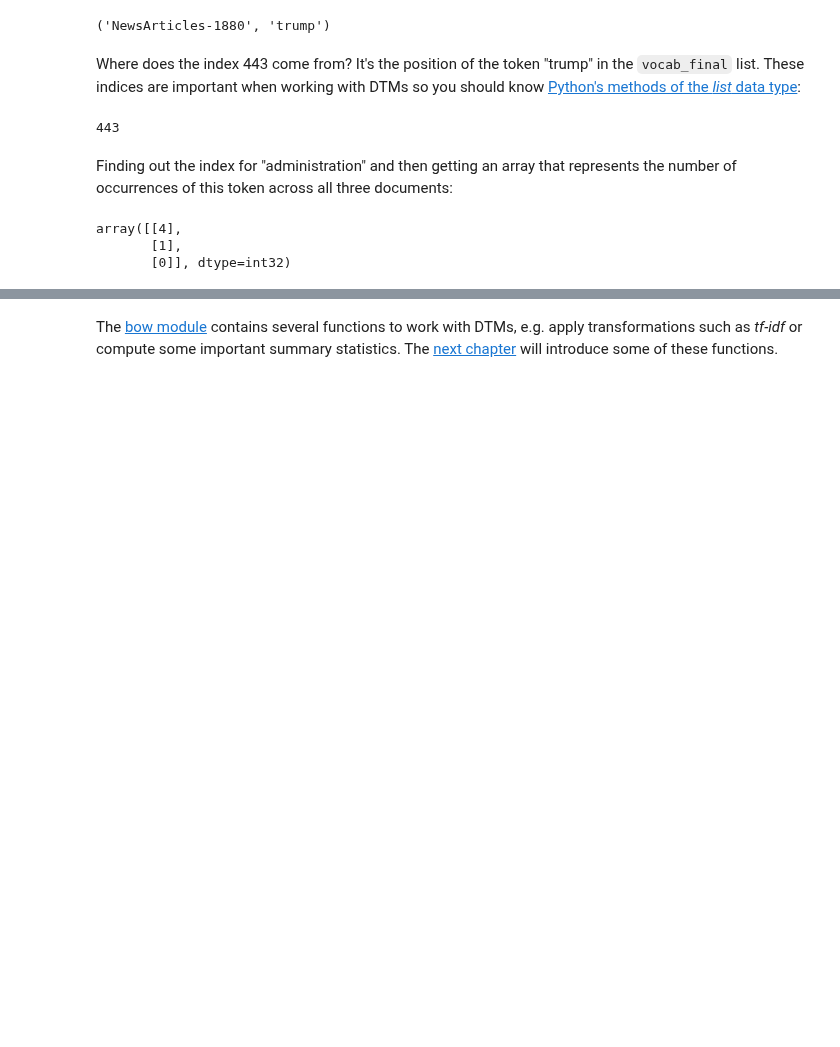
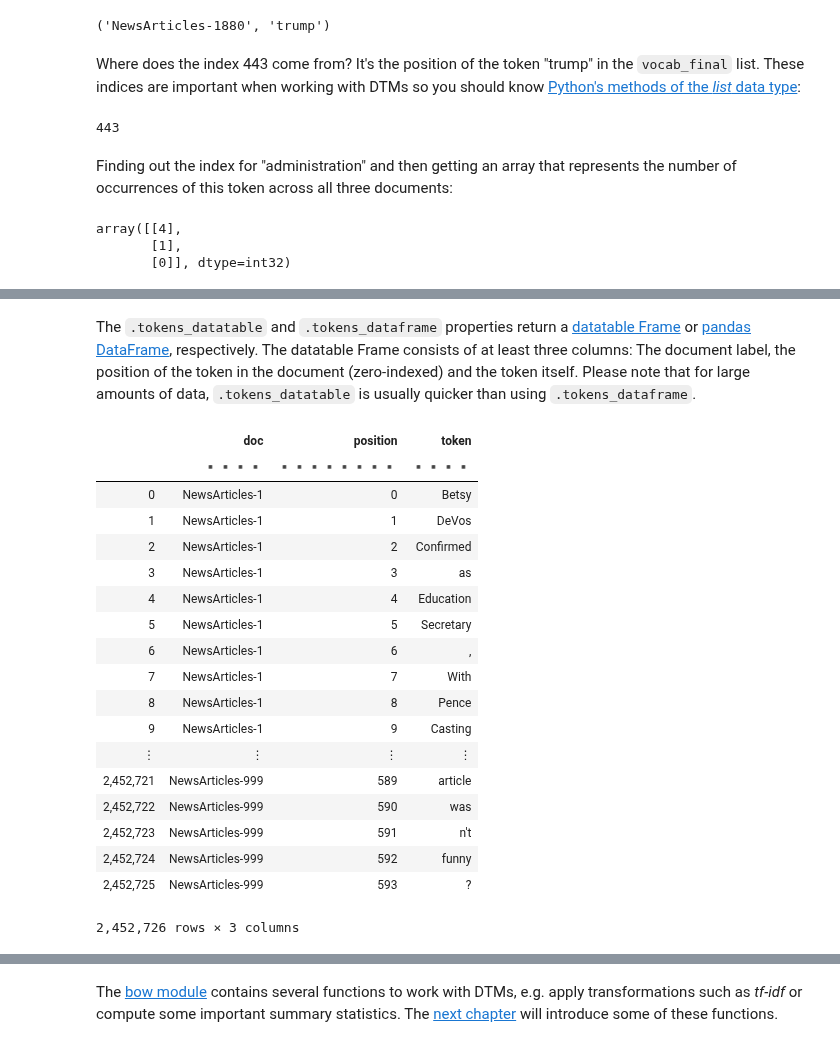
Before and after one commit to WZBSocialScienceCenter/tmtoolkit, a Jupyter notebook: doc/source/preprocessing.ipynb, the cells around one changed output, grey strips where cells are left out. Cells and saved outputs as stored; diff of their text form; code cells hidden in the pictures; blank space fills up the shorter version.

```diff
--- a/doc/source/preprocessing.ipynb
+++ b/doc/source/preprocessing.ipynb
@@ -920,0 +927,3 @@ TODO
+# %%
+corpus = Corpus.from_builtin_corpus('english-NewsArticles')
+corpus
@@ -920,0 +936,5 @@ TODO
+# %%
+from tmtoolkit.preprocess import TMPreproc
+
+preproc = TMPreproc(corpus)
+preproc
@@ -920,0 +1022,24 @@ TODO
+# %% [markdown]
+The `.tokens_datatable` and `.tokens_dataframe` properties return a [datatable Frame](https://github.com/h2oai/datatable/) or [pandas DataFrame](https://pandas.pydata.org/), respectively. The datatable Frame consists of at least three columns: The document label, the position of the token in the document (zero-indexed) and the token itself. Please note that for large amounts of data, `.tokens_datatable` is usually quicker than using `.tokens_dataframe`.
+# %%
+preproc.tokens_datatable
+# %% [output]
+|  | doc | position | token |
+|  | ▪▪▪▪ | ▪▪▪▪▪▪▪▪ | ▪▪▪▪ |
+| 0 | NewsArticles-1 | 0 | Betsy |
+| 1 | NewsArticles-1 | 1 | DeVos |
+| 2 | NewsArticles-1 | 2 | Confirmed |
+| 3 | NewsArticles-1 | 3 | as |
+| 4 | NewsArticles-1 | 4 | Education |
+| 5 | NewsArticles-1 | 5 | Secretary |
+| 6 | NewsArticles-1 | 6 | , |
+| 7 | NewsArticles-1 | 7 | With |
+| 8 | NewsArticles-1 | 8 | Pence |
+| 9 | NewsArticles-1 | 9 | Casting |
+| ⋮ | ⋮ | ⋮ | ⋮ |
+| 2,452,721 | NewsArticles-999 | 589 | article |
+| 2,452,722 | NewsArticles-999 | 590 | was |
+| 2,452,723 | NewsArticles-999 | 591 | n't |
+| 2,452,724 | NewsArticles-999 | 592 | funny |
+| 2,452,725 | NewsArticles-999 | 593 | ? |
+2,452,726 rows × 3 columns
```
Also changed, not shown: parts of 28 cells of this notebook.
